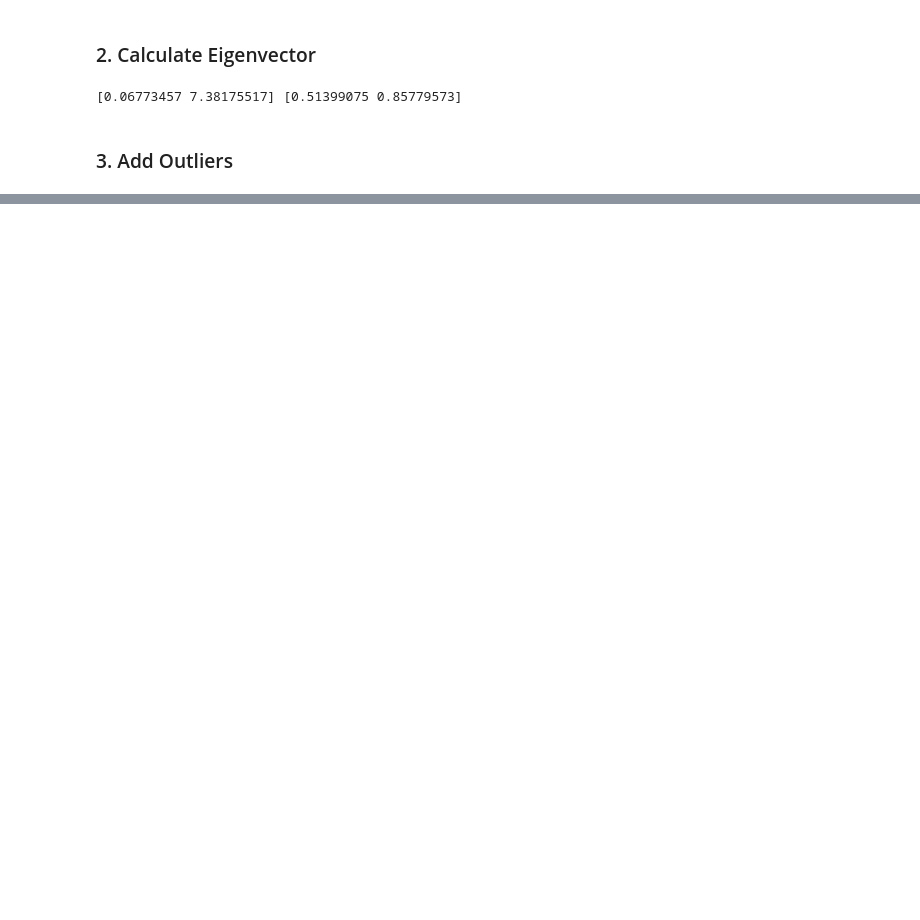
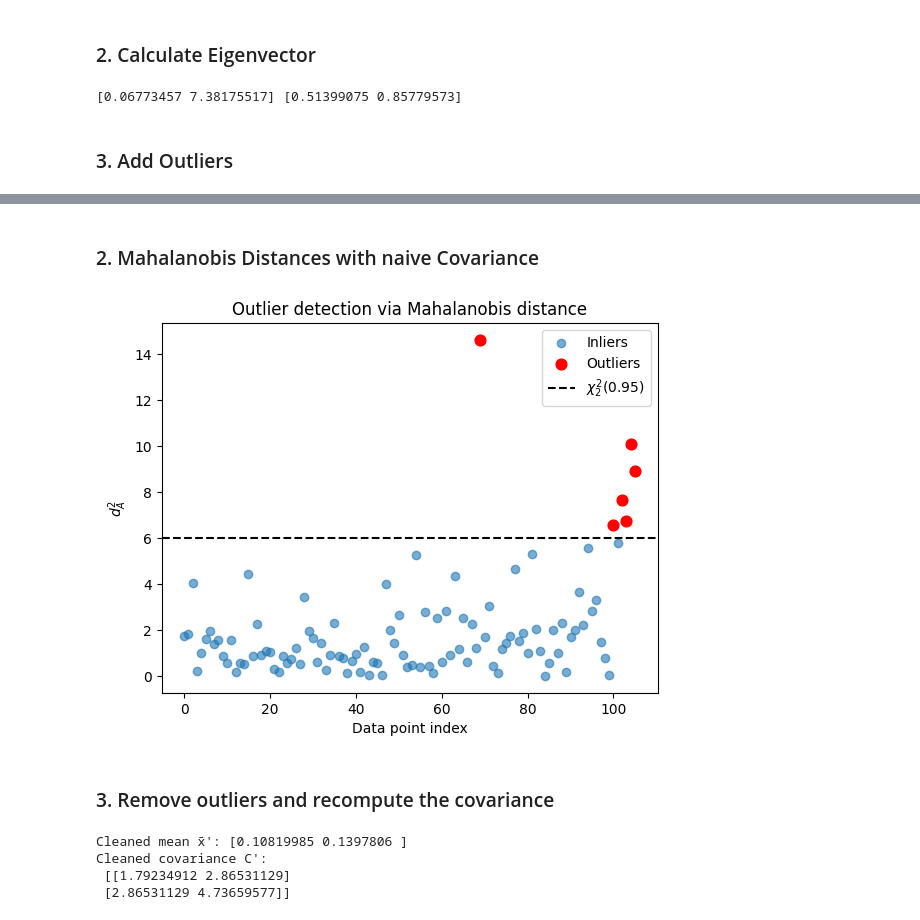
Before and after one commit to pbahde2/UL-Exercise-Sheet-8, a Jupyter notebook: ul_task8.ipynb, the cells around one changed output, grey strips where cells are left out. Drawn from its saved outputs; the diff is of its cells as text; code cells hidden in the pictures; blank space fills up the shorter version.

```diff
--- a/ul_task8.ipynb
+++ b/ul_task8.ipynb
@@ -71,0 +141,50 @@ outliers = np.array(outliers)  # shape (6,2)
+# %% [markdown]
+### 2. Mahalanobis Distances with naive Covariance
+# %%
+plt.figure()
+
+plt.scatter(
+    np.where(~outlier_mask)[0],
+    d2[~outlier_mask],
+    alpha=0.6,
+    label="Inliers"
+)
+
+plt.scatter(
+    np.where(outlier_mask)[0],
+    d2[outlier_mask],
+    color="red",
+    s=60,
+    label="Outliers"
+)
+
+plt.axhline(
+    threshold,
+    color="black",
+    linestyle="--",
+    label=r"$\chi^2_2(0.95)$"
+)
+
+plt.xlabel("Data point index")
+plt.ylabel(r"$d^2_A$")
+plt.legend()
+plt.title("Outlier detection via Mahalanobis distance")
+plt.show()
+# %% [output]
+[figure, added]
+# %% [markdown]
+### 3. Remove outliers and recompute the covariance
+# %%
+# recompute mean (optional but useful for later tasks)
+x_bar_clean = data_cleaned.mean(axis=0)
+
+# recompute cleaned covariance C' with Bessel correction
+C_prime = np.cov(data_cleaned, rowvar=False, bias=False)
+
+print("Cleaned mean x̄':", x_bar_clean)
+print("Cleaned covariance C':\n", C_prime)
+# %% [output]
+Cleaned mean x̄': [0.10819985 0.1397806 ]
+Cleaned covariance C':
+ [[1.79234912 2.86531129]
+ [2.86531129 4.73659577]]
```
Also changed, not shown: parts of 18 cells of this notebook.
